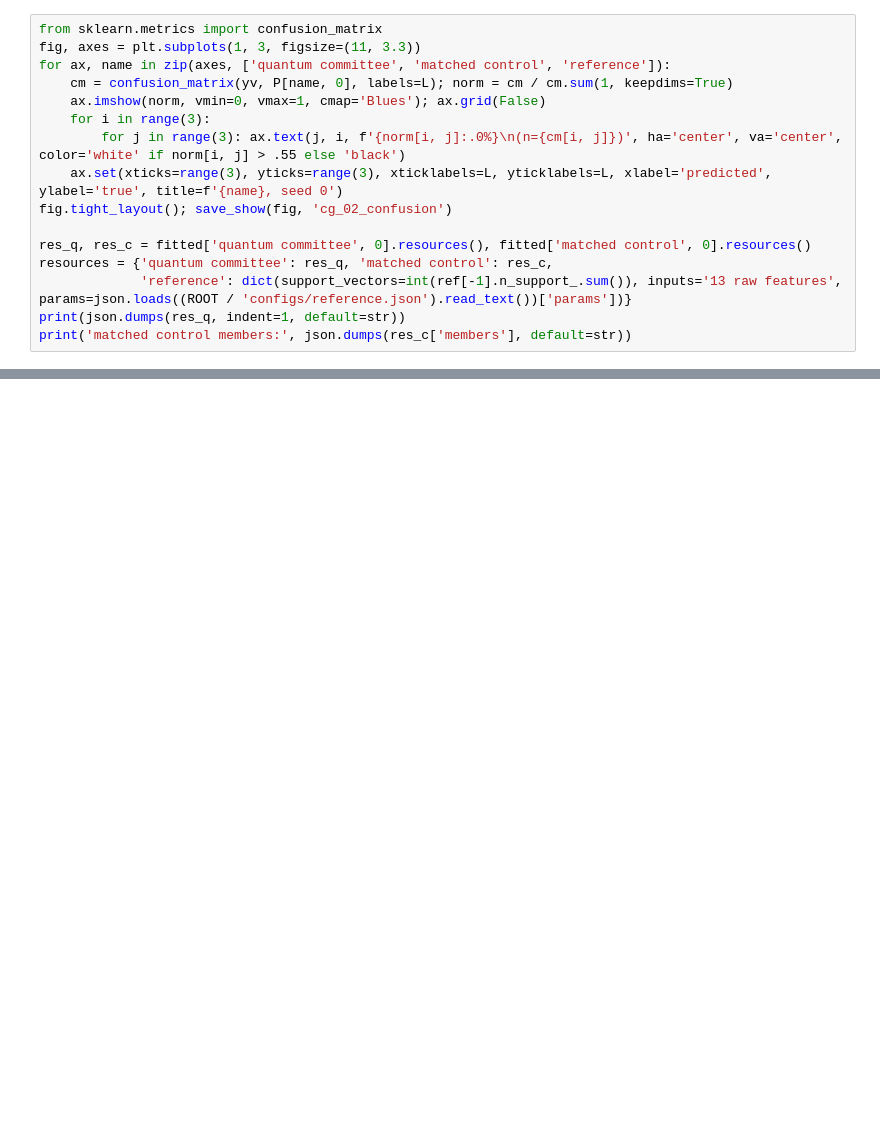
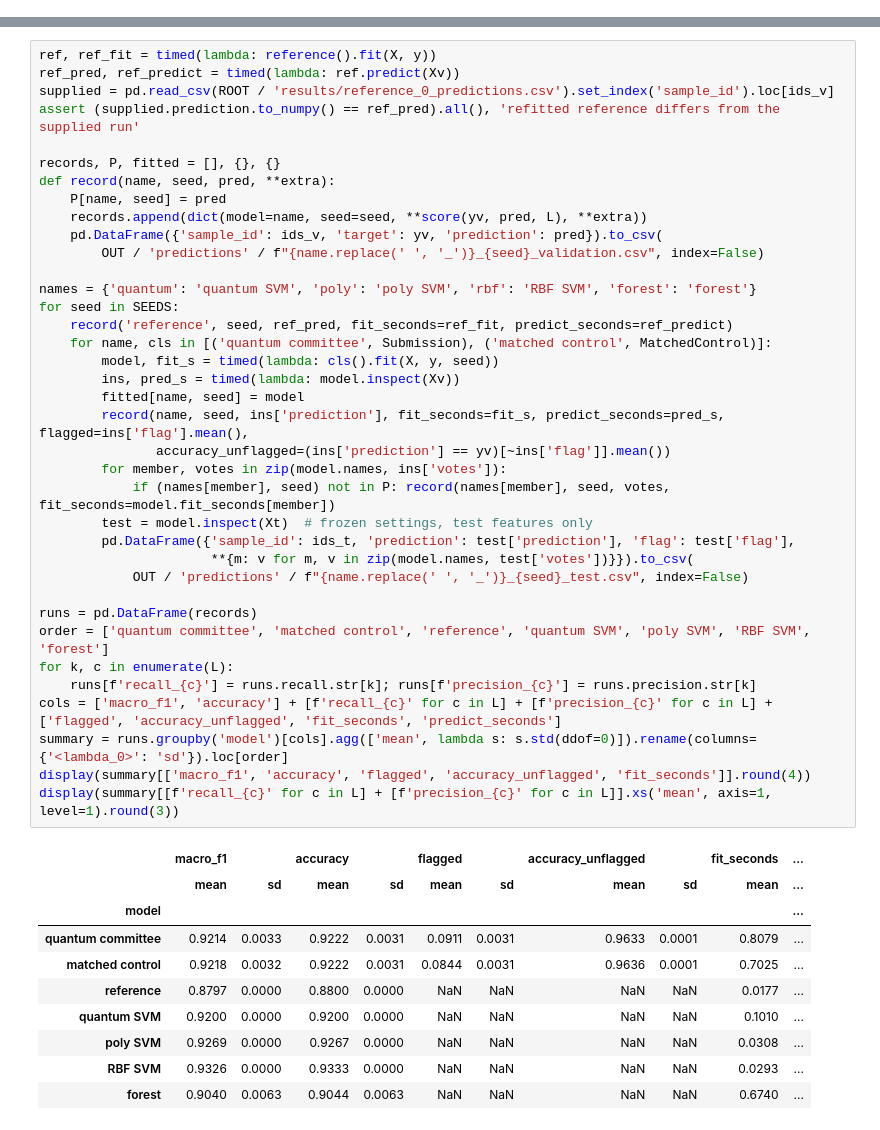
Before and after one commit to Knizmo/crop-guard-q, a Jupyter notebook: notebooks/CropGuard_Q.ipynb, the cells around one changed output, grey strips where cells are left out. Saved outputs shown, nothing was run; the diff lists cells and outputs as text; blank space fills up the shorter version.

```diff
--- a/notebooks/CropGuard_Q.ipynb
+++ b/notebooks/CropGuard_Q.ipynb
@@ -181,16 +0,0 @@ display(summary[[f'recall_{c}' for c in L] + [f'precision_{c}' for c in L]].xs('
-# %%
-from sklearn.metrics import confusion_matrix
-fig, axes = plt.subplots(1, 3, figsize=(11, 3.3))
-for ax, name in zip(axes, ['quantum committee', 'matched control', 'reference']):
-    cm = confusion_matrix(yv, P[name, 0], labels=L); norm = cm / cm.sum(1, keepdims=True)
-    ax.imshow(norm, vmin=0, vmax=1, cmap='Blues'); ax.grid(False)
-    for i in range(3):
-        for j in range(3): ax.text(j, i, f'{norm[i, j]:.0%}\n(n={cm[i, j]})', ha='center', va='center', color='white' if norm[i, j] > .55 else 'black')
-    ax.set(xticks=range(3), yticks=range(3), xticklabels=L, yticklabels=L, xlabel='predicted', ylabel='true', title=f'{name}, seed 0')
-fig.tight_layout(); save_show(fig, 'cg_02_confusion')
-
-res_q, res_c = fitted['quantum committee', 0].resources(), fitted['matched control', 0].resources()
-resources = {'quantum committee': res_q, 'matched control': res_c,
-             'reference': dict(support_vectors=int(ref[-1].n_support_.sum()), inputs='13 raw features', params=json.loads((ROOT / 'configs/reference.json').read_text())['params'])}
-print(json.dumps(res_q, indent=1, default=str))
-print('matched control members:', json.dumps(res_c['members'], default=str))
@@ -503,0 +131,48 @@ save_show(fig, 'cg_06_hardware_readiness')
+# %%
+ref, ref_fit = timed(lambda: reference().fit(X, y))
+ref_pred, ref_predict = timed(lambda: ref.predict(Xv))
+supplied = pd.read_csv(ROOT / 'results/reference_0_predictions.csv').set_index('sample_id').loc[ids_v]
+assert (supplied.prediction.to_numpy() == ref_pred).all(), 'refitted reference differs from the supplied run'
+
+records, P, fitted = [], {}, {}
+def record(name, seed, pred, **extra):
+    P[name, seed] = pred
+    records.append(dict(model=name, seed=seed, **score(yv, pred, L), **extra))
+    pd.DataFrame({'sample_id': ids_v, 'target': yv, 'prediction': pred}).to_csv(
+        OUT / 'predictions' / f"{name.replace(' ', '_')}_{seed}_validation.csv", index=False)
+
+names = {'quantum': 'quantum SVM', 'poly': 'poly SVM', 'rbf': 'RBF SVM', 'forest': 'forest'}
+for seed in SEEDS:
+    record('reference', seed, ref_pred, fit_seconds=ref_fit, predict_seconds=ref_predict)
+    for name, cls in [('quantum committee', Submission), ('matched control', MatchedControl)]:
+        model, fit_s = timed(lambda: cls().fit(X, y, seed))
+        ins, pred_s = timed(lambda: model.inspect(Xv))
+        fitted[name, seed] = model
+        record(name, seed, ins['prediction'], fit_seconds=fit_s, predict_seconds=pred_s, flagged=ins['flag'].mean(),
+               accuracy_unflagged=(ins['prediction'] == yv)[~ins['flag']].mean())
+        for member, votes in zip(model.names, ins['votes']):
+            if (names[member], seed) not in P: record(names[member], seed, votes, fit_seconds=model.fit_seconds[member])
+        test = model.inspect(Xt)  # frozen settings, test features only
+        pd.DataFrame({'sample_id': ids_t, 'prediction': test['prediction'], 'flag': test['flag'],
+                      **{m: v for m, v in zip(model.names, test['votes'])}}).to_csv(
+            OUT / 'predictions' / f"{name.replace(' ', '_')}_{seed}_test.csv", index=False)
+
+runs = pd.DataFrame(records)
+order = ['quantum committee', 'matched control', 'reference', 'quantum SVM', 'poly SVM', 'RBF SVM', 'forest']
+for k, c in enumerate(L):
+    runs[f'recall_{c}'] = runs.recall.str[k]; runs[f'precision_{c}'] = runs.precision.str[k]
+cols = ['macro_f1', 'accuracy'] + [f'recall_{c}' for c in L] + [f'precision_{c}' for c in L] + ['flagged', 'accuracy_unflagged', 'fit_seconds', 'predict_seconds']
+summary = runs.groupby('model')[cols].agg(['mean', lambda s: s.std(ddof=0)]).rename(columns={'<lambda_0>': 'sd'}).loc[order]
+display(summary[['macro_f1', 'accuracy', 'flagged', 'accuracy_unflagged', 'fit_seconds']].round(4))
+display(summary[[f'recall_{c}' for c in L] + [f'precision_{c}' for c in L]].xs('mean', axis=1, level=1).round(3))
+# %% [output]
+|  | macro_f1 |  | accuracy |  | flagged |  | accuracy_unflagged |  | fit_seconds | ... |
+|  | mean | sd | mean | sd | mean | sd | mean | sd | mean | ... |
+| model |  |  |  |  |  |  |  |  |  | ... |
+| quantum committee | 0.9214 | 0.0033 | 0.9222 | 0.0031 | 0.0911 | 0.0031 | 0.9633 | 0.0001 | 0.8079 | ... |
+| matched control | 0.9218 | 0.0032 | 0.9222 | 0.0031 | 0.0844 | 0.0031 | 0.9636 | 0.0001 | 0.7025 | ... |
+| reference | 0.8797 | 0.0000 | 0.8800 | 0.0000 | NaN | NaN | NaN | NaN | 0.0177 | ... |
+| quantum SVM | 0.9200 | 0.0000 | 0.9200 | 0.0000 | NaN | NaN | NaN | NaN | 0.1010 | ... |
+| poly SVM | 0.9269 | 0.0000 | 0.9267 | 0.0000 | NaN | NaN | NaN | NaN | 0.0308 | ... |
+| RBF SVM | 0.9326 | 0.0000 | 0.9333 | 0.0000 | NaN | NaN | NaN | NaN | 0.0293 | ... |
+| forest | 0.9040 | 0.0063 | 0.9044 | 0.0063 | NaN | NaN | NaN | NaN | 0.6740 | ... |
```
Also changed, not shown: parts of 45 cells of this notebook, 25 other files.
